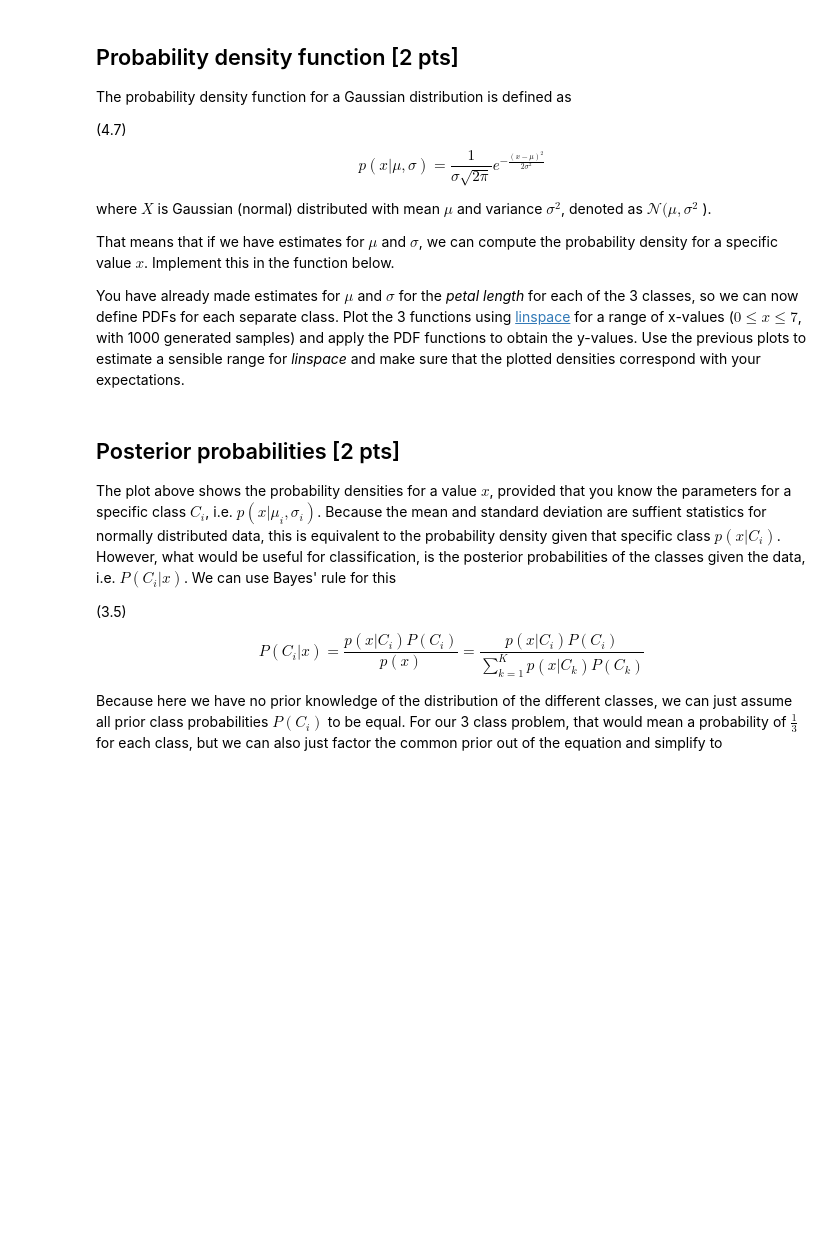
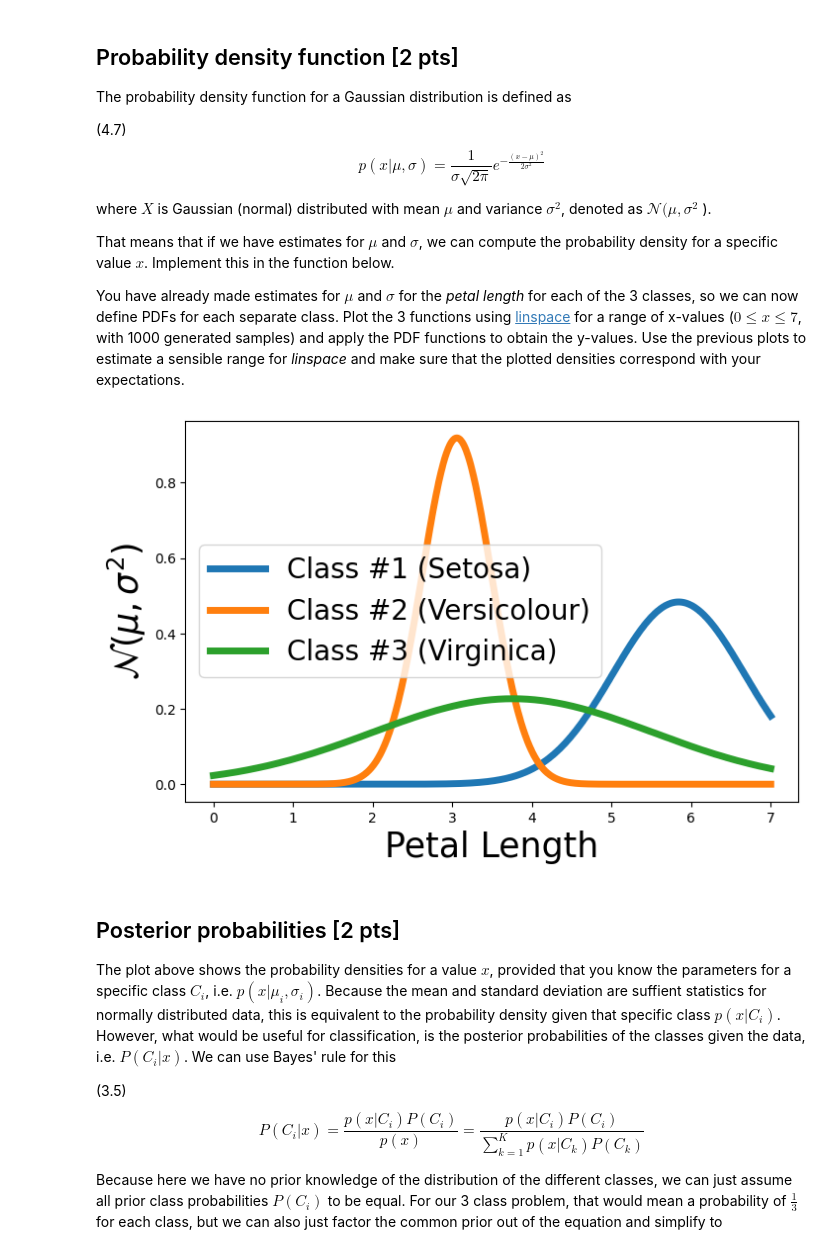
Before and after one commit to Hugovveen/ML-2, a Jupyter notebook: Assignment_2_CodeGrade_V2.ipynb, the cells around one changed output. Cells and saved outputs as stored; diff of their text form; code cells hidden in the pictures; blank space fills up the shorter version.

```diff
--- a/Assignment_2_CodeGrade_V2.ipynb
+++ b/Assignment_2_CodeGrade_V2.ipynb
@@ -222,7 +243,12 @@ def compute_mean(C: np.array, variable: int):
     Output:
     - Float mean value
     """
-    raise NotImplementedError
+    idx_arr = C[:,variable]
+
+    mean = np.mean(idx_arr)
+
+    return mean
+
 
 def compute_std(C: np.array, variable: int):
     """
@@ -235,9 +261,22 @@ def compute_std(C: np.array, variable: int):
     Output:
     - Float STD value
     """
-    raise NotImplementedError
+    idx_arr = C[:,variable]
+
+    std = np.std(idx_arr)
+
+    return std
+
+
+mean_C0_train = compute_mean(iris.data,0)
+mean_C1_train = compute_mean(iris.data,1)
+mean_C2_train = compute_mean(iris.data,2)
+
+std_C0_train = compute_std(iris.data,0)
+std_C1_train = compute_std(iris.data,1)
+std_C2_train = compute_std(iris.data,2)
 
 # print results (match the variable names shown & uncomment the lines)
-#print("C0: mean=%.3f, std=%.3f" %(mean_C0_train, std_C0_train))
-#print("C1: mean=%.3f, std=%.3f" %(mean_C1_train, std_C1_train))
-#print("C2: mean=%.3f, std=%.3f" %(mean_C2_train, std_C2_train))
+print("C0: mean=%.3f, std=%.3f" %(mean_C0_train, std_C0_train))
+print("C1: mean=%.3f, std=%.3f" %(mean_C1_train, std_C1_train))
+print("C2: mean=%.3f, std=%.3f" %(mean_C2_train, std_C2_train))
@@ -255,42 +298,49 @@ That means that if we have estimates for $\mu$ and $\sigma$, we can compute the
 
 You have already made estimates for $\mu$ and $\sigma$ for the *petal length* for each of the 3 classes, so we can now define PDFs for each separate class. Plot the 3 functions using [linspace](https://numpy.org/doc/stable/reference/generated/numpy.linspace.html) for a range of x-values ($0\leq x\leq 7$, with 1000 generated samples) and apply the PDF functions to obtain the y-values. Use the previous plots to estimate a sensible range for *linspace* and make sure that the plotted densities correspond with your expectations.
 # %%
+#NOTE are we allowed to use this?
+from scipy.stats import norm
+
 def normal_pdf(x: np.array, m: float, s: float):
     """
     Computes the Probability Density Function.
 
     Input:
     x - Numpy Array
     m - Mean
     s - Standard Deviation
 
     Output:
     - A Numpy array with the Gaussian PDF function applied to the content.
     """
-    raise NotImplementedError
+    #NOTE are we allowed to use this?
+    return norm.pdf(x, m, s)
 
 def x_axis():
     """
     Creates the proper X-axis to return.
 
     Output:
     - A Numpy linspace array with the correct dimensions.
     """
-    raise NotImplementedError
+    return np.linspace(0,7,1000)
+
 
 x_grid = x_axis()
 
 plt.figure(figsize=(8,5))
 
-# plot density functions (Fill in the ???)
-#plt.plot(x_grid, ???, "-", lw=5, label="Class #1 (Setosa)")
-#plt.plot(x_grid, ???, "-", lw=5, label="Class #2 (Versicolour)")
-#plt.plot(x_grid, ???, "-", lw=5, label="Class #3 (Virginica)")
+#plot density functions (Fill in the ???)
+plt.plot(x_grid, normal_pdf(x_grid, mean_C0_train,std_C0_train), "-", lw=5, label="Class #1 (Setosa)")
+plt.plot(x_grid, normal_pdf(x_grid, mean_C1_train,std_C1_train), "-", lw=5, label="Class #2 (Versicolour)")
+plt.plot(x_grid, normal_pdf(x_grid, mean_C2_train,std_C2_train), "-", lw=5, label="Class #3 (Virginica)")
 
 plt.xlabel("Petal Length", fontsize=25)
 plt.ylabel(r"$\mathcal{N}(\mu, \sigma^2)$", fontsize=25)
 plt.legend(loc=0, fontsize=20)
 plt.show()
+# %% [output]
+[figure, added]
 # %% [markdown]
 ## Posterior probabilities [2 pts]
 
```
Also changed, not shown: parts of 3 cells of this notebook.
